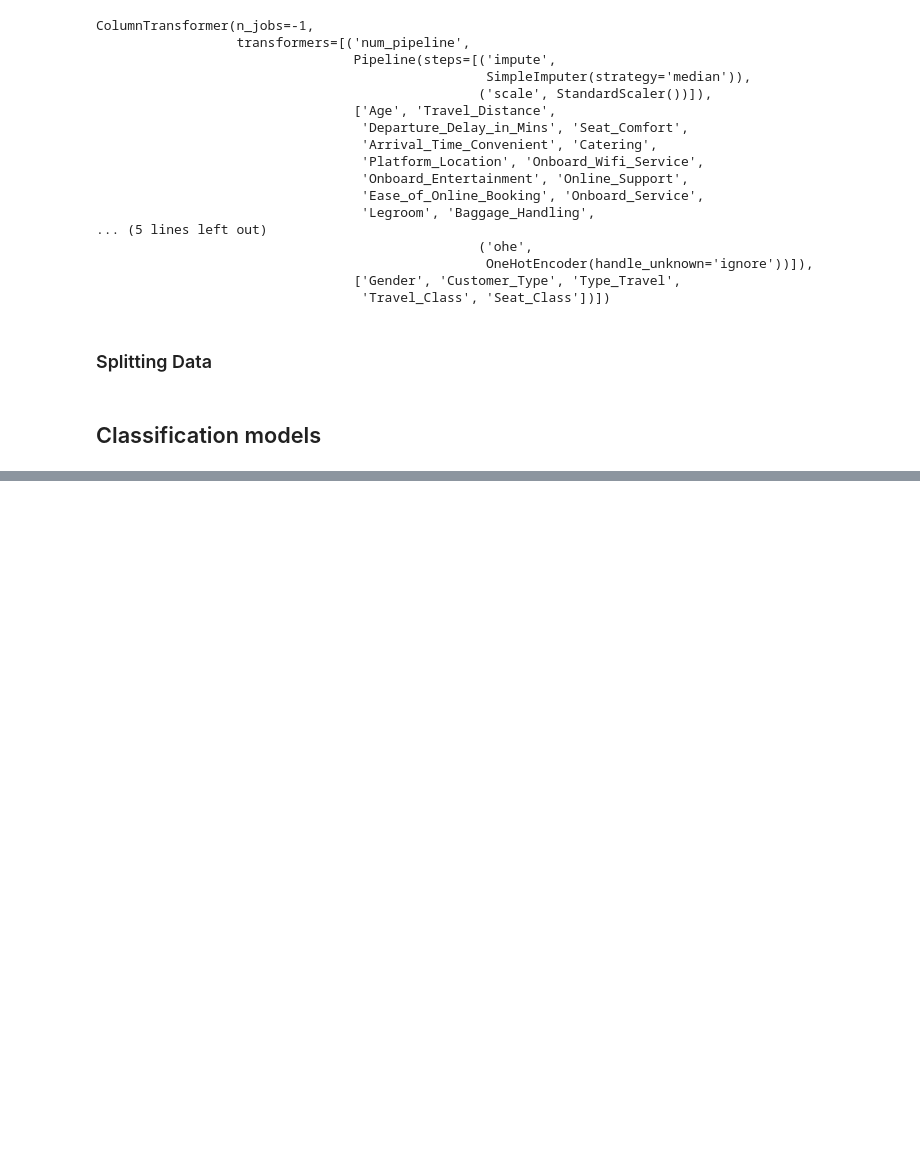
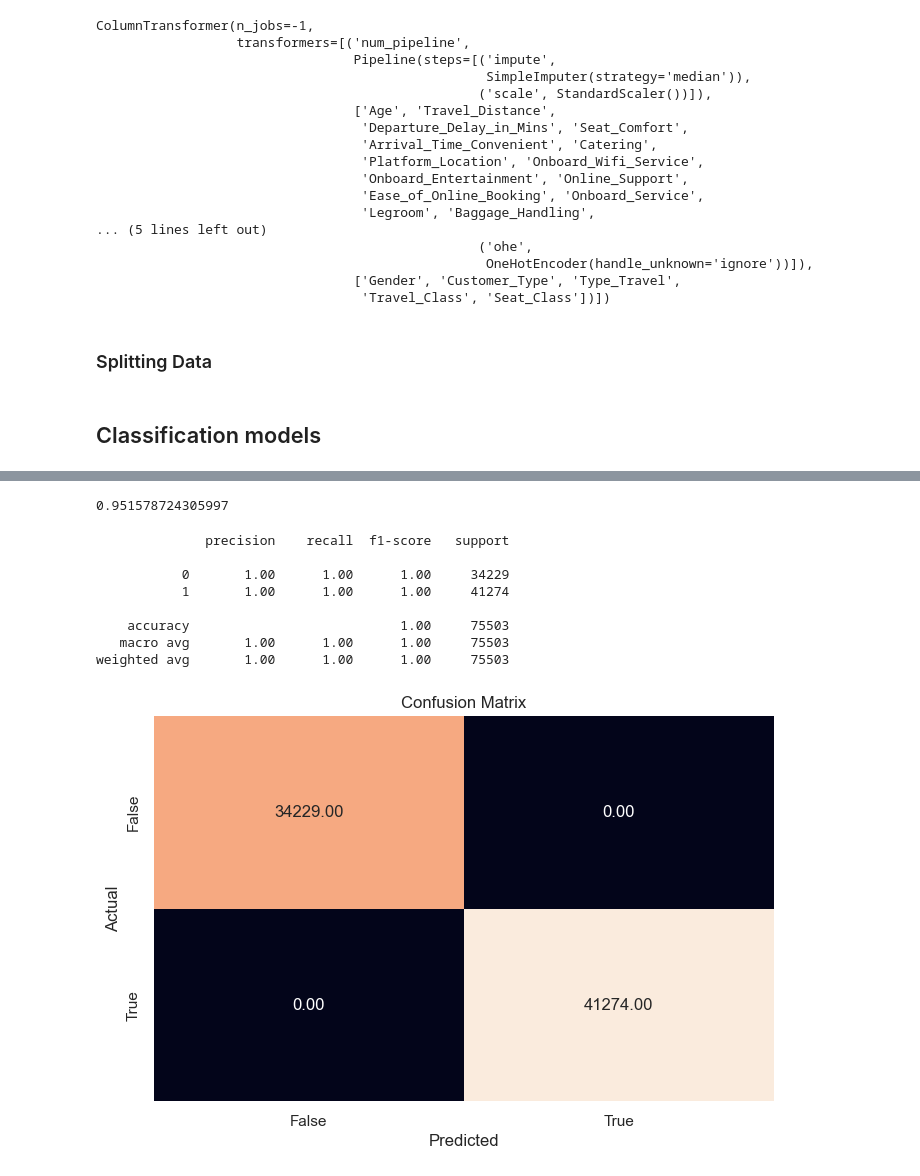
Before and after one commit to agraglez/shinkansen-travel-experience, a Jupyter notebook: notebooks/shinkansen_travel_experience.ipynb, the cells around one changed output, grey strips where cells are left out. Saved outputs shown, nothing was run; the diff lists cells and outputs as text; code cells hidden in the pictures; blank space fills up the shorter version.

Commit message:
Adding Random Forest Classifier with hyperparameter tuning.

```diff
--- a/notebooks/shinkansen_travel_experience.ipynb
+++ b/notebooks/shinkansen_travel_experience.ipynb
@@ -539,0 +549,6 @@ gradient_boost: 0.924136469591015
+# %%
+rf_pipeline = Pipeline(steps=[
+    ('col_trans', col_trans),
+    ('random_forest', rf)
+])
+display(rf_pipeline)
@@ -539,0 +573,5 @@ gradient_boost: 0.924136469591015
+# %%
+rf_pipeline.fit(X_train,y_train)
+rf_pipeline.score(X_test,y_test)
+# %% [output]
+0.951578724305997
@@ -539,0 +582,14 @@ gradient_boost: 0.924136469591015
+# %%
+#Checking performance on training data
+y_pred_train = rf_pipeline.predict(X_train)
+metrics_score(y_train, y_pred_train)
+# %% [output]
+              precision    recall  f1-score   support
+
+           0       1.00      1.00      1.00     34229
+           1       1.00      1.00      1.00     41274
+
+    accuracy                           1.00     75503
+   macro avg       1.00      1.00      1.00     75503
+weighted avg       1.00      1.00      1.00     75503
+[figure, added]
```
Also changed, not shown: parts of 15 cells of this notebook.
